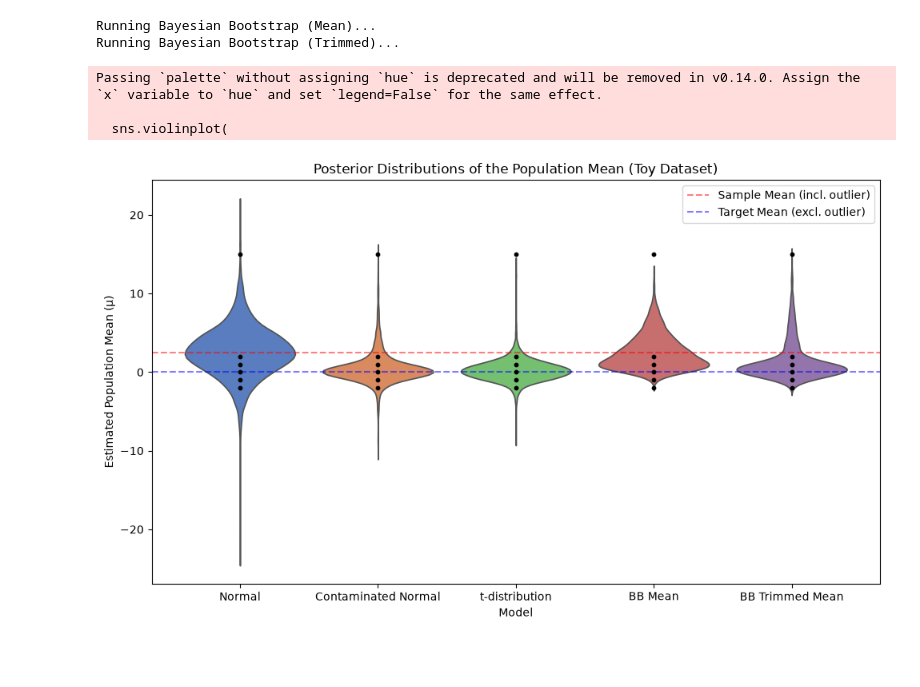
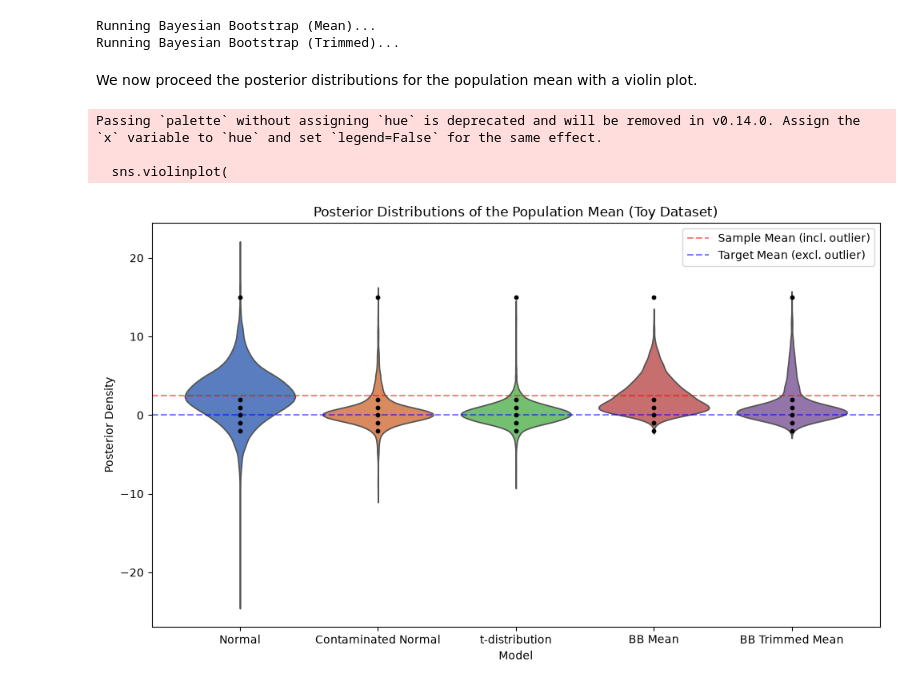
Before and after one commit to YuminPark78/credible-intervals-jax, a Jupyter notebook: notebooks/01_toy_data_violins.ipynb, the cells around one changed output. Cells and saved outputs as stored; diff of their text form; code cells hidden in the pictures; blank space fills up the shorter version.

```diff
--- a/notebooks/01_toy_data_violins.ipynb
+++ b/notebooks/01_toy_data_violins.ipynb
@@ -33,7 +55,8 @@ print("Running Normal Model...")
 mu_normal = run_parametric_mcmc(normal_model, data)["mu"]
 
 print("Running Contaminated Normal Model...")
-mu_contaminated = run_parametric_mcmc(contaminated_normal_model, data)["mu"]
+samples_contaminated = run_parametric_mcmc(contaminated_normal_model, data)
+mu_contaminated = samples_contaminated["mu"]
 
 print("Running Student-t Model...")
 mu_student_t = run_parametric_mcmc(student_t_model, data)["mu"]
@@ -51,6 +74,8 @@ Running Contaminated Normal Model...
 Running Student-t Model...
 Running Bayesian Bootstrap (Mean)...
 Running Bayesian Bootstrap (Trimmed)...
+# %% [markdown]
+We now proceed the posterior distributions for the population mean with a violin plot.
 # %%
 # Combine all samples into a Pandas DataFrame for easy plotting with Seaborn
 df = pd.DataFrame({
@@ -66,32 +91,32 @@ df_melted = df.melt(var_name="Model", value_name="Posterior Mean Estimate")
 
 # Create the plot
 plt.figure(figsize=(10, 6))
 sns.violinplot(
     x="Model",
     y="Posterior Mean Estimate",
     data=df_melted,
     inner=None,
     palette="muted"
 )
 
 # Data scatter over the violins
 for model_name in df.columns:
     x_exact = [model_name] * len(data)
 
     plt.scatter(x_exact, data, color='black', s=10, zorder=3)
 
 # Add a horizontal line representing the sample mean (~2.5)
 # and the robust mean without the outlier (0.0) for reference
 plt.axhline(jnp.mean(data), color='red', linestyle='--', alpha=0.5, label="Sample Mean (incl. outlier)")
 plt.axhline(0.0, color='blue', linestyle='--', alpha=0.5, label="Target Mean (excl. outlier)")
 
 plt.title("Posterior Distributions of the Population Mean (Toy Dataset)")
-plt.ylabel("Estimated Population Mean (μ)")
+plt.ylabel("Posterior Density")
 plt.legend()
 plt.tight_layout()
 plt.show()
 # %% [output]
 Passing `palette` without assigning `hue` is deprecated and will be removed in v0.14.0. Assign the `x` variable to `hue` and set `legend=False` for the same effect.
 
   sns.violinplot(
-[figure, old version]
+[figure, new version]
```
Also changed, not shown: parts of 10 cells of this notebook.
